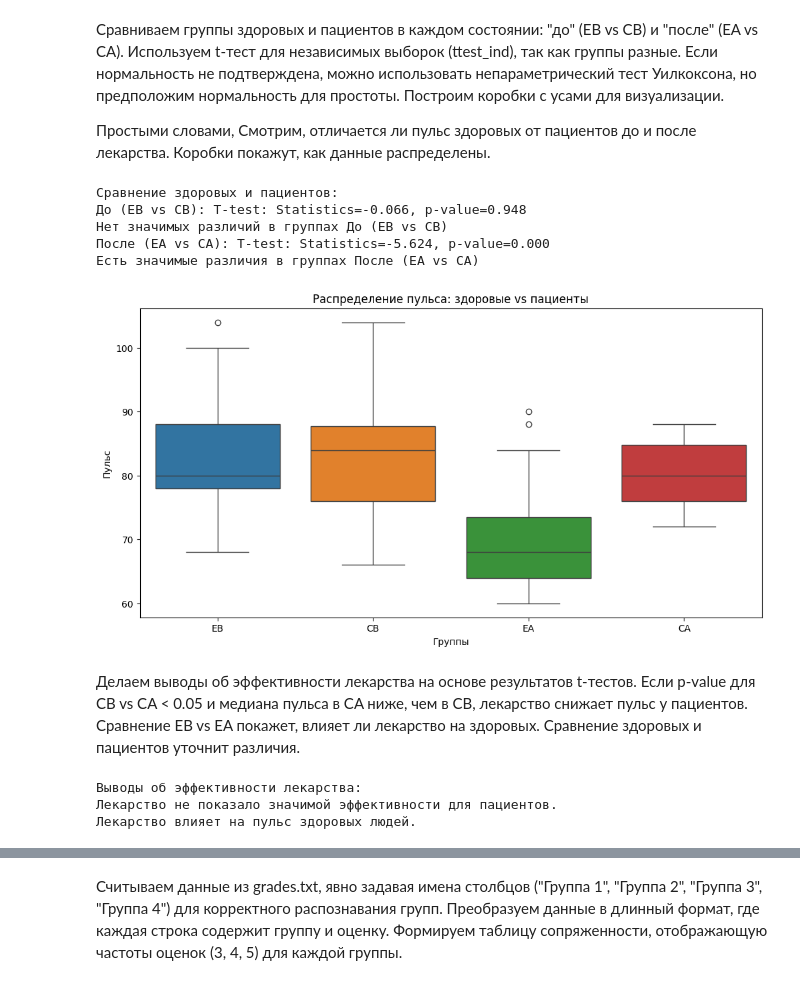
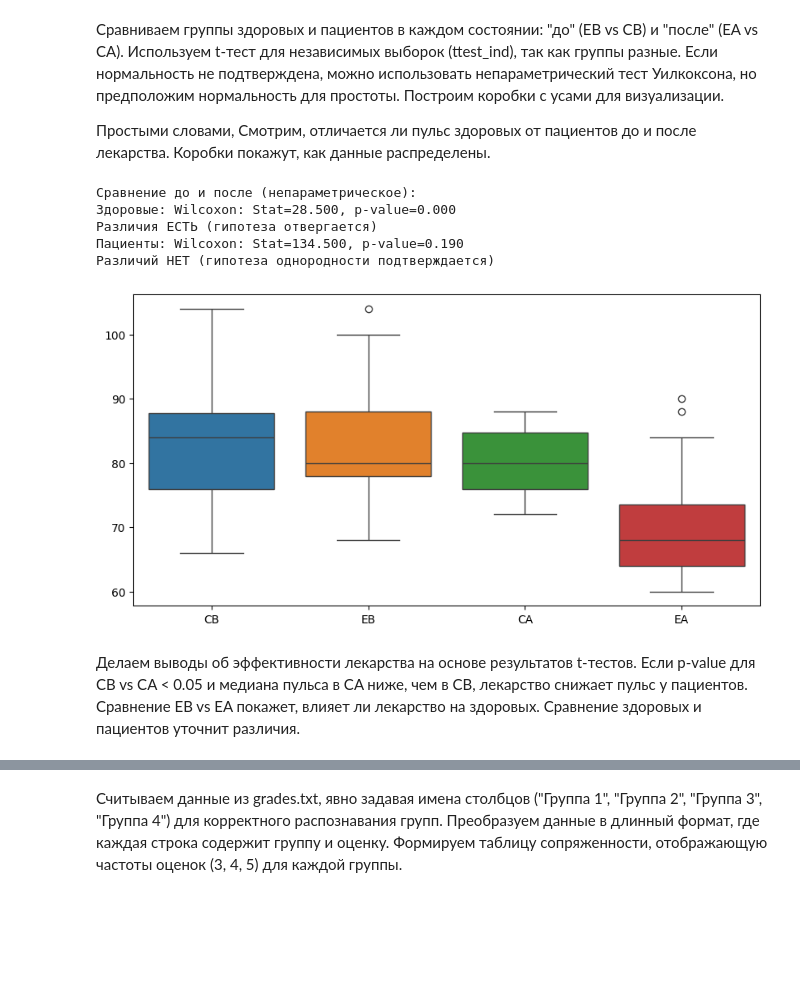
Before and after one commit to FedorovIgor-creator/Statistical-Machine-Learning-Methods, a Jupyter notebook: 5lab/5labStatMet.ipynb, the cells around one changed output, grey strips where cells are left out. Saved outputs shown, nothing was run; the diff lists cells and outputs as text; code cells hidden in the pictures; blank space fills up the shorter version.

```diff
--- a/5lab/5labStatMet.ipynb
+++ b/5lab/5labStatMet.ipynb
@@ -79,42 +106,31 @@ plt.show()
 
 Простыми словами, Смотрим, отличается ли пульс здоровых от пациентов до и после лекарства. Коробки покажут, как данные распределены.
 # %%
-def compare_independent_groups(group1, group2, name):
-    t_stat, p_value = stats.ttest_ind(group1, group2)
-    print(f'{name}: T-test: Statistics={t_stat:.3f}, p-value={p_value:.3f}')
+from scipy.stats import wilcoxon
+
+def compare_paired_nonparametric(group1, group2, name):
+    # Используем критерий Уилкоксона для парных выборок
+    stat, p_value = wilcoxon(group1, group2)
+    print(f'{name}: Wilcoxon: Stat={stat:.3f}, p-value={p_value:.3f}')
     if p_value > 0.05:
-        print(f'Нет значимых различий в группах {name}')
+        print(f'Различий НЕТ (гипотеза однородности подтверждается)')
     else:
-        print(f'Есть значимые различия в группах {name}')
-print("\nСравнение здоровых и пациентов:")
-compare_independent_groups(data['EB'], data['CB'], 'До (EB vs CB)')
-compare_independent_groups(data['EA'], data['CA'], 'После (EA vs CA)')
-plt.figure(figsize=(12, 6))
-sns.boxplot(data=data[['EB', 'CB', 'EA', 'CA']])
-plt.title('Распределение пульса: здоровые vs пациенты')
-plt.xlabel('Группы')
-plt.ylabel('Пульс')
+        print(f'Различия ЕСТЬ (гипотеза отвергается)')
+
+print("\nСравнение до и после (непараметрическое):")
+compare_paired_nonparametric(data['EB'], data['EA'], 'Здоровые')
+compare_paired_nonparametric(data['CB'], data['CA'], 'Пациенты')
+
+# Boxplot оставляем тот же
+plt.figure(figsize=(10, 5))
+sns.boxplot(data=data[['CB', 'EB', 'CA', 'EA']])
 plt.show()
 # %% [output]
-Сравнение здоровых и пациентов:
-До (EB vs CB): T-test: Statistics=-0.066, p-value=0.948
-Нет значимых различий в группах До (EB vs CB)
-После (EA vs CA): T-test: Statistics=-5.624, p-value=0.000
-Есть значимые различия в группах После (EA vs CA)
+Сравнение до и после (непараметрическое):
+Здоровые: Wilcoxon: Stat=28.500, p-value=0.000
+Различия ЕСТЬ (гипотеза отвергается)
+Пациенты: Wilcoxon: Stat=134.500, p-value=0.190
+Различий НЕТ (гипотеза однородности подтверждается)
-[figure, old version]
+[figure, new version]
 # %% [markdown]
 Делаем выводы об эффективности лекарства на основе результатов t-тестов. Если p-value для CB vs CA < 0.05 и медиана пульса в CA ниже, чем в CB, лекарство снижает пульс у пациентов. Сравнение EB vs EA покажет, влияет ли лекарство на здоровых. Сравнение здоровых и пациентов уточнит различия.
-# %%
-print("\nВыводы об эффективности лекарства:")
-if stats.ttest_rel(data['CB'], data['CA']).pvalue < 0.05 and data['CA'].median() < data['CB'].median():
-    print("Лекарство эффективно: пульс у пациентов значительно снизился.")
-else:
-    print("Лекарство не показало значимой эффективности для пациентов.")
-if stats.ttest_rel(data['EB'], data['EA']).pvalue < 0.05:
-    print("Лекарство влияет на пульс здоровых людей.")
-else:
-    print("Лекарство не влияет на пульс здоровых людей.")
-# %% [output]
-Выводы об эффективности лекарства:
-Лекарство не показало значимой эффективности для пациентов.
-Лекарство влияет на пульс здоровых людей.
```
Also changed, not shown: parts of 5 cells of this notebook.
